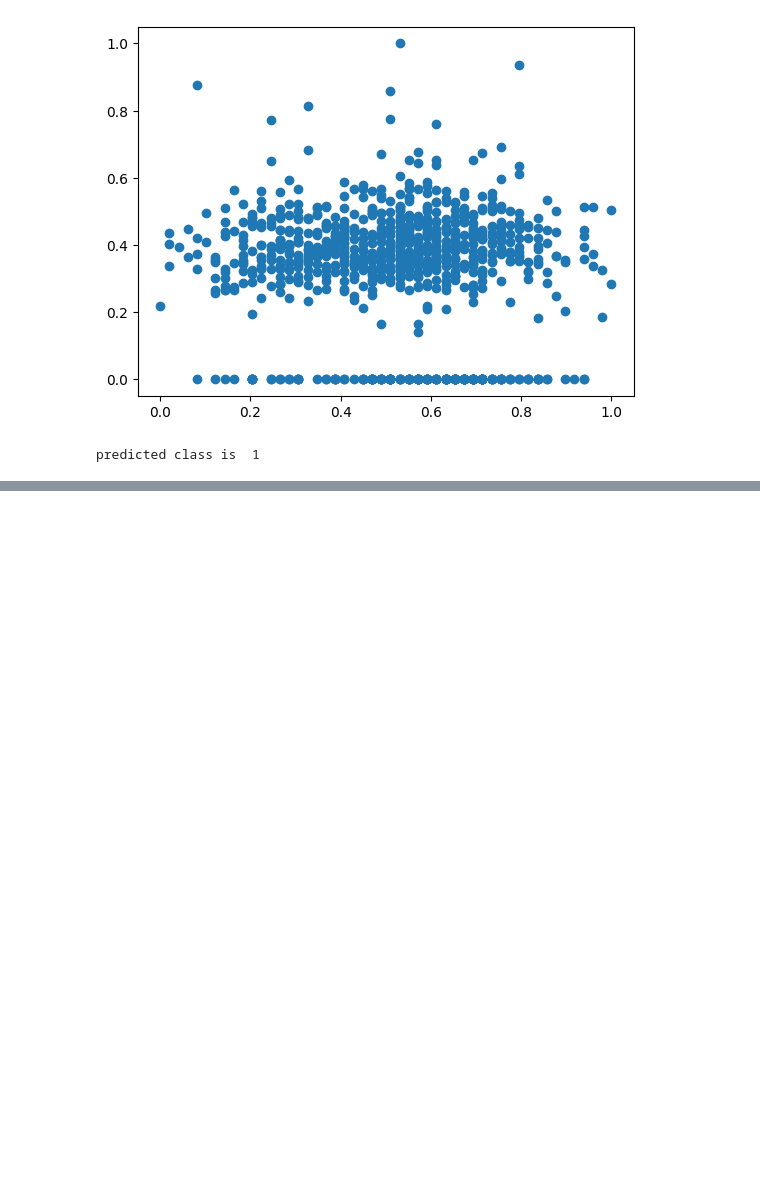
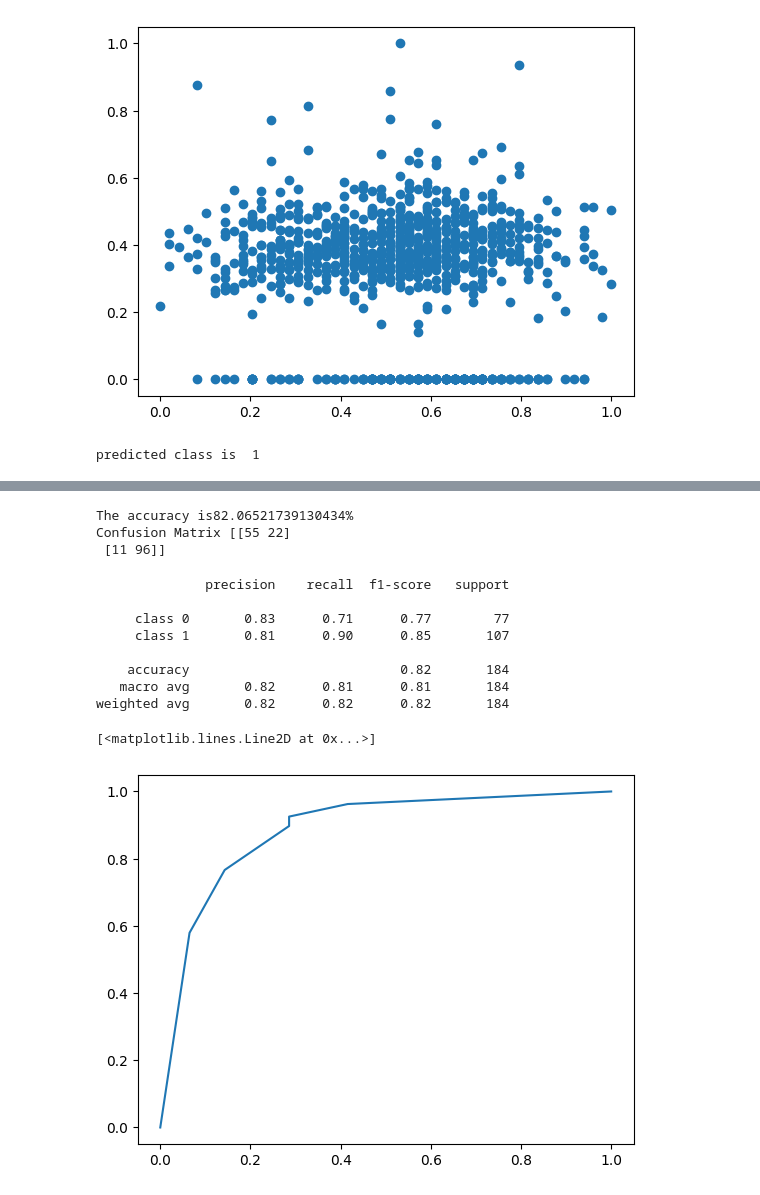
Before and after one commit to Laiba-Iqrar/Machine-Learning-Essentials, a Jupyter notebook: Exercises/KNN/KNN_exercise.ipynb, the cells around one changed output, grey strips where cells are left out. Saved outputs shown, nothing was run; the diff lists cells and outputs as text; code cells hidden in the pictures; blank space fills up the shorter version.

Commit message:
Analyzed the performance of kNN with respect to accuracy, recall, precision, FPR, and ROC metrics obtained for heart dataset.

```diff
--- a/Exercises/KNN/KNN_exercise.ipynb
+++ b/Exercises/KNN/KNN_exercise.ipynb
@@ -189,0 +177,36 @@ TypeError: Input should have at least 1 dimension i.e. satisfy `len(x.shape) > 0
+# %%
+# Load libraries
+from sklearn.neighbors import KNeighborsClassifier
+from sklearn.preprocessing import StandardScaler
+from sklearn import metrics
+import matplotlib.pyplot as plt
+from sklearn.metrics import confusion_matrix, classification_report
+# Train a KNN classifier with 5 neighborss
+knn = KNeighborsClassifier(n_neighbors=5, n_jobs=-1).fit(X_train,
+Y_train);
+Y_pred=knn.predict(X_test)
+print("The accuracy is"+str(metrics.accuracy_score(Y_test,Y_pred)*100)+"%")
+print("Confusion Matrix",confusion_matrix(Y_test, Y_pred))
+# %% [output]
+The accuracy is82.06521739130434%
+Confusion Matrix [[55 22]
+ [11 96]]
+# %%
+
+target_names = ['class 0', 'class 1']
+print(classification_report(Y_test, Y_pred,
+target_names=target_names))
+
+fpr, tpr, _ = metrics.roc_curve(Y_test, knn.predict_proba(X_test)[:, 1])
+plt.plot(fpr, tpr, label=f'ROC Curve (AUC = {metrics.auc(fpr, tpr):.2f})')
+# %% [output]
+              precision    recall  f1-score   support
+
+     class 0       0.83      0.71      0.77        77
+     class 1       0.81      0.90      0.85       107
+
+    accuracy                           0.82       184
+   macro avg       0.82      0.81      0.81       184
+weighted avg       0.82      0.82      0.82       184
+[<matplotlib.lines.Line2D at 0x...>]
+[figure, added]
```
Also changed, not shown: parts of 3 cells of this notebook, 1 other file.
